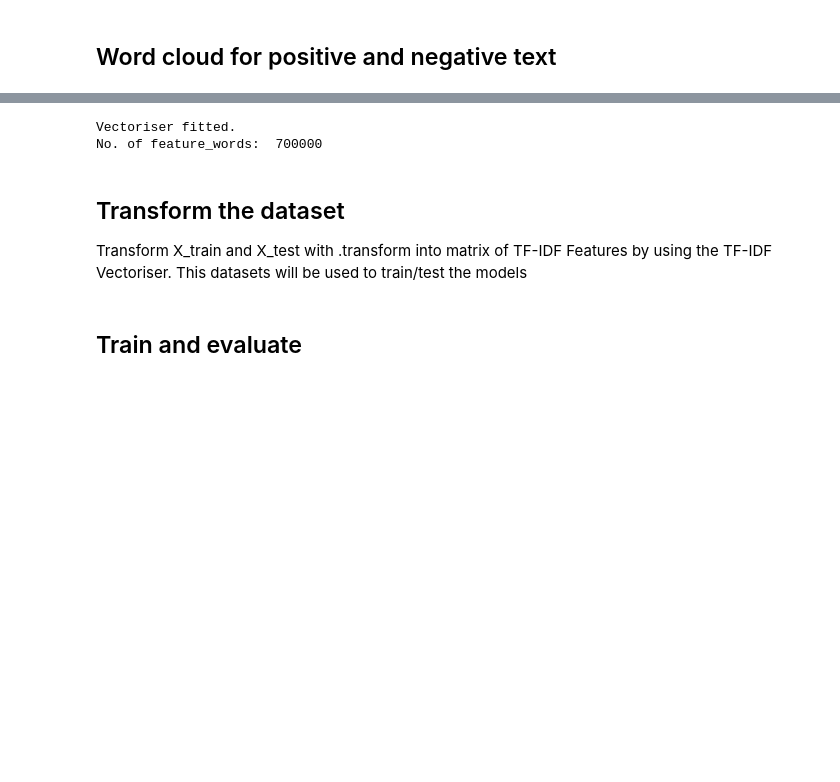
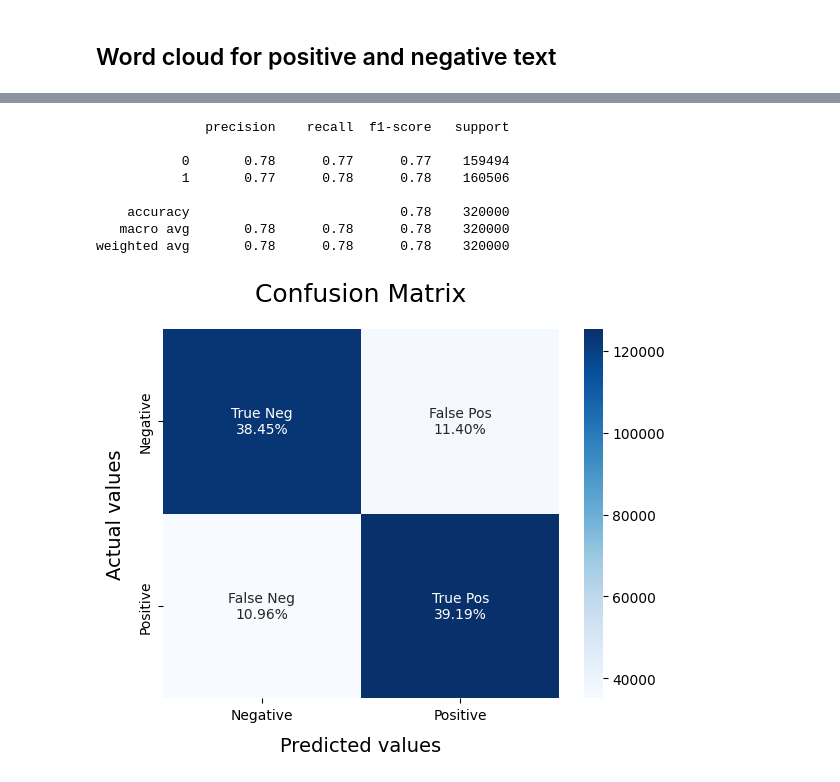
Before and after one commit to kevinxiong613/fervent, a Jupyter notebook: bot/app/inference_data.ipynb, the cells around one changed output, grey strips where cells are left out. Saved outputs shown, nothing was run; the diff lists cells and outputs as text; code cells hidden in the pictures; blank space fills up the shorter version.

Commit message:
Implemented Naive Bayes with bigrams from scratch

```diff
--- a/bot/app/inference_data.ipynb
+++ b/bot/app/inference_data.ipynb
@@ -87,0 +94,5 @@ plt.imshow(wc)
+# %%
+with open("../stop-words.txt") as f:
+    stopwords = [line.strip() for line in f]
+stopwords = set(stopwords)
+stopwords # Check the stop words
@@ -88,3 +256,2 @@ plt.imshow(wc)
 # %%
-X_train, X_test, y_train, y_test = train_test_split(text, sentiment,
-                                                    test_size = 0.2, random_state = 0) # Get the training split, with 20% of the example being used for validation
+X_train, X_test, y_train, y_test = train_test_split(text, sentiment, test_size=0.2, random_state=42) # Get a train test split based off of Naive Bayes
@@ -101,11 +258,5 @@ max_features specifies the number of features to consider. [Ordered by feature f
 # %%
-vectoriser = TfidfVectorizer(ngram_range=(1,2), max_features=700000)
+vectoriser = TfidfVectorizer(ngram_range=(1,2), max_features=500000)
 vectoriser.fit(X_train)
-print(f'Vectoriser fitted.')
-print('No. of feature_words: ', len(vectoriser.get_feature_names_out()))
+X_train = vectoriser.transform(X_train)
+X_test  = vectoriser.transform(X_test)
-# %% [output]
-Vectoriser fitted.
-No. of feature_words:  700000
-# %% [markdown]
-## Transform the dataset
-Transform X_train and X_test with .transform into matrix of TF-IDF Features by using the TF-IDF Vectoriser. This datasets will be used to train/test the models
@@ -115,5 +263,3 @@ X_test  = vectoriser.transform(X_test)
-# %% [markdown]
-## Train and evaluate
 # %%
 def model_Evaluate(model):
 
@@ -139,6 +285,20 @@ def model_Evaluate(model):
     plt.xlabel("Predicted values", fontdict = {'size':14}, labelpad = 10)
     plt.ylabel("Actual values"   , fontdict = {'size':14}, labelpad = 10)
     plt.title ("Confusion Matrix", fontdict = {'size':18}, pad = 20)
+# %%
+MultiNB = MultinomialNB()
+MultiNB.fit(X_train, y_train)
+model_Evaluate(MultiNB)
+# %% [output]
+              precision    recall  f1-score   support
+
+           0       0.78      0.77      0.77    159494
+           1       0.77      0.78      0.78    160506
+
+    accuracy                           0.78    320000
+   macro avg       0.78      0.78      0.78    320000
+weighted avg       0.78      0.78      0.78    320000
+[figure, added]
 # %%
 LRmodel = LogisticRegression(C = 2, max_iter = 1000, n_jobs=-1)
 LRmodel.fit(X_train, y_train)
```
Also changed, not shown: parts of 18 cells of this notebook, 3 other files.
